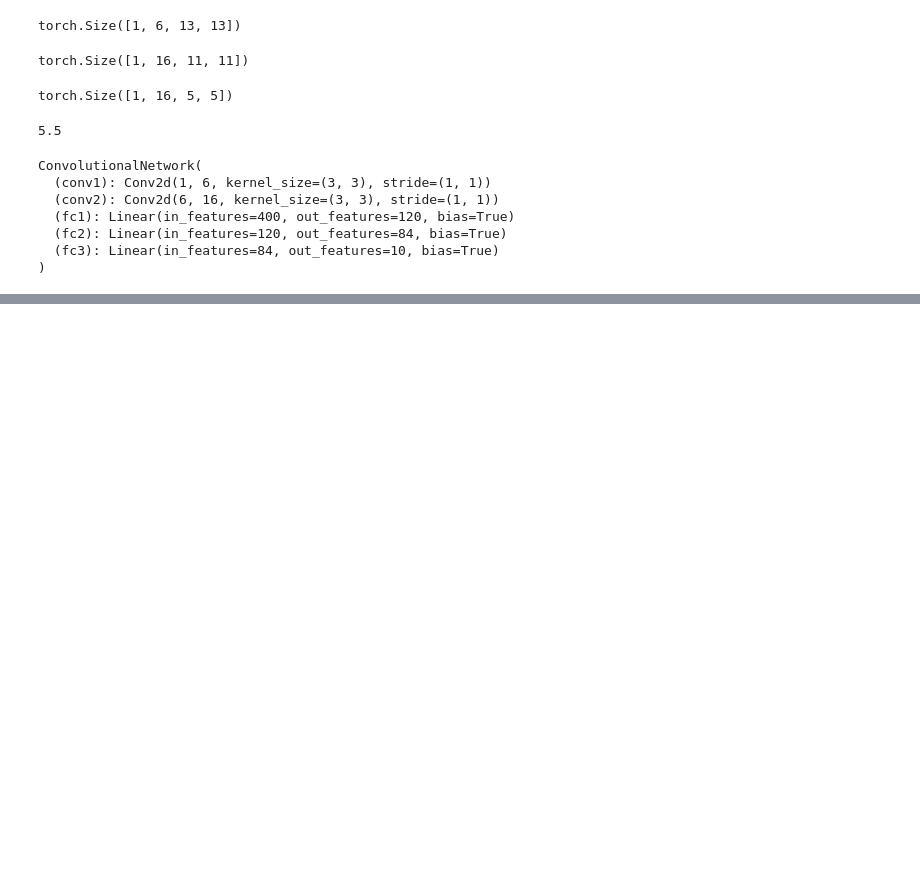
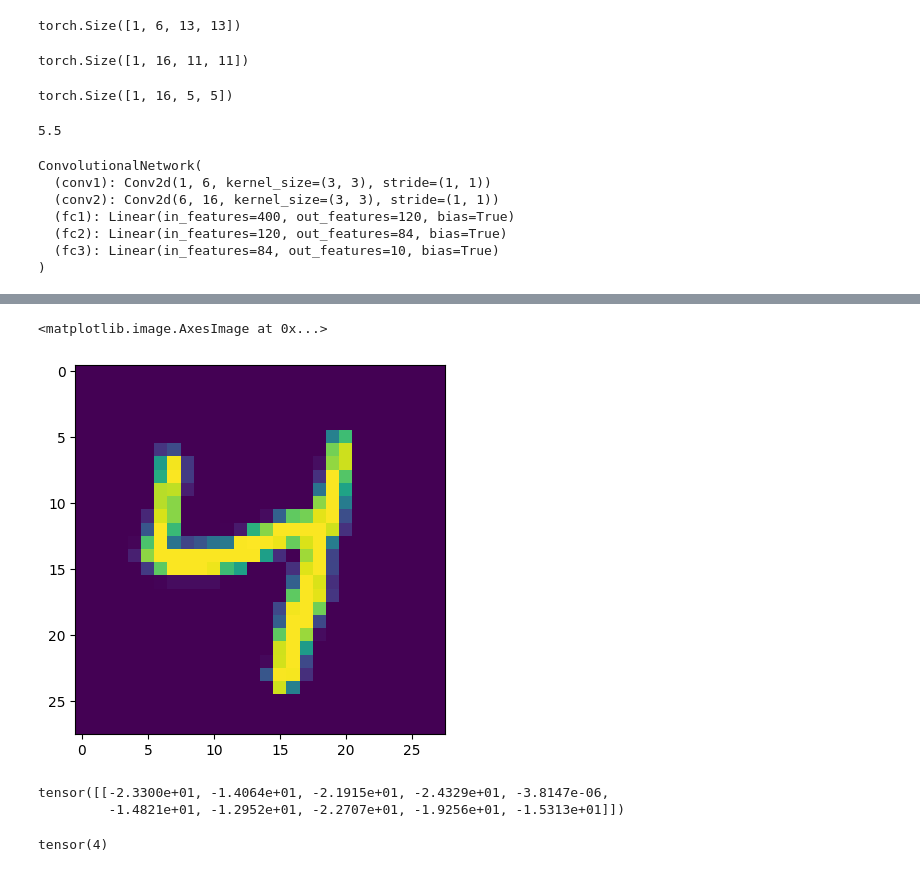
Before and after one commit to debojit11/Deep_Learning_Pytorch, a Jupyter notebook: CNN.ipynb, the cells around one changed output, grey strips where cells are left out. Saved outputs shown, nothing was run; the diff lists cells and outputs as text; code cells hidden in the pictures; blank space fills up the shorter version.

```diff
--- a/CNN.ipynb
+++ b/CNN.ipynb
@@ -212,0 +310,6 @@ Training took: 2.643595226605733 minutes
+# %%
+# Show the image
+plt.imshow(test_data[1978][0].reshape(28,28))
+# %% [output]
+<matplotlib.image.AxesImage at 0x...>
+[figure, added]
@@ -212,0 +321,9 @@ Training took: 2.643595226605733 minutes
+# %%
+new_pred
+# %% [output]
+tensor([[-2.3300e+01, -1.4064e+01, -2.1915e+01, -2.4329e+01, -3.8147e-06,
+         -1.4821e+01, -1.2952e+01, -2.2707e+01, -1.9256e+01, -1.5313e+01]])
+# %%
+new_pred.argmax()
+# %% [output]
+tensor(4)
```
Also changed, not shown: parts of 11 cells of this notebook.
